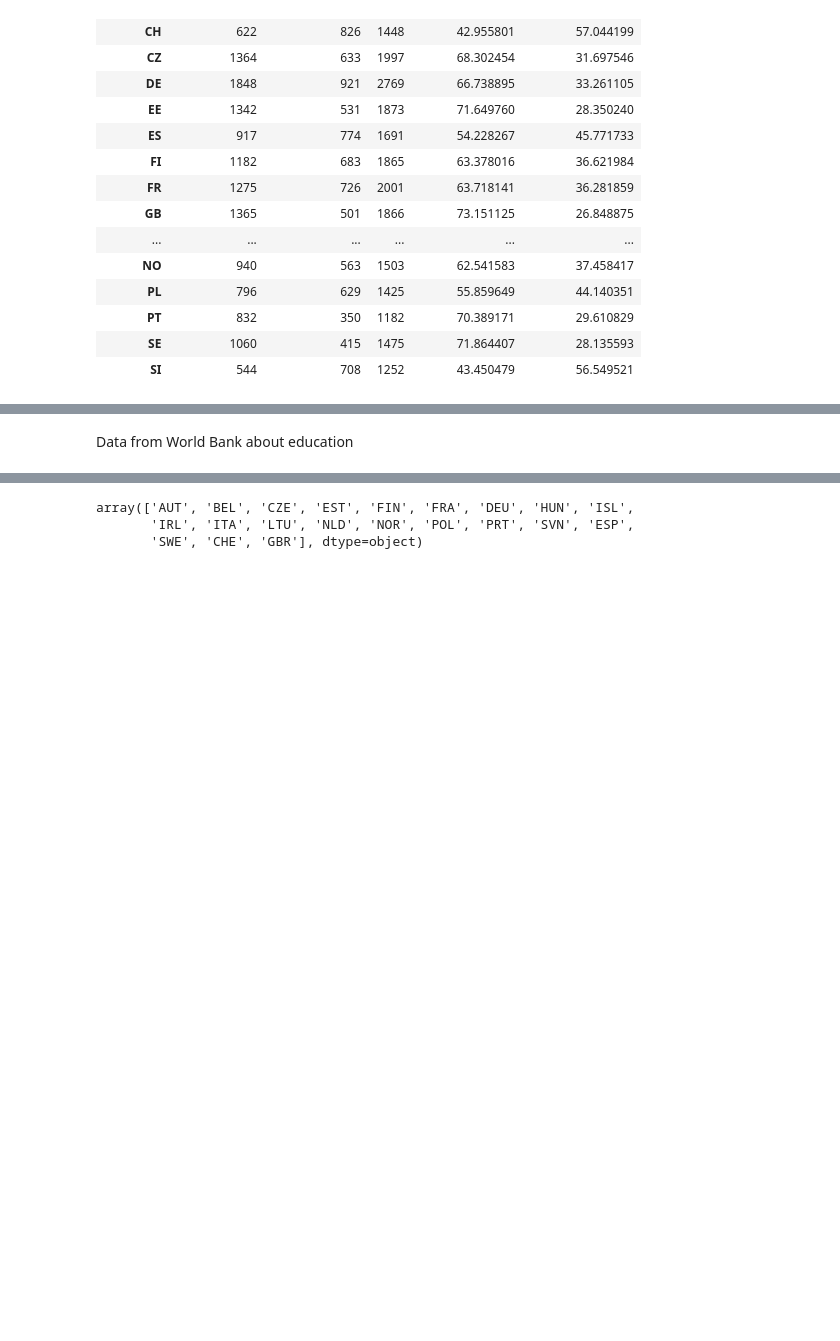
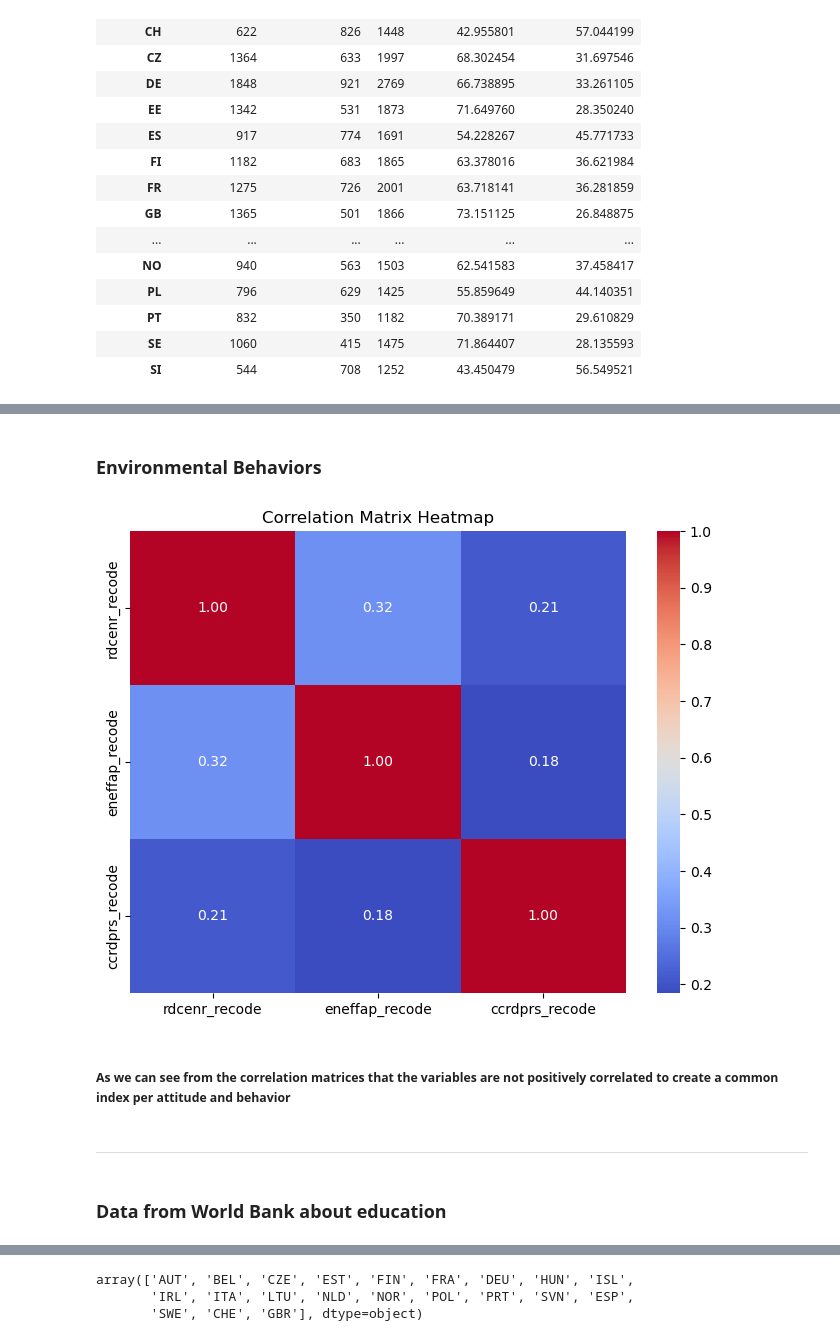
Before and after one commit to aziz-usenov1/ESG-Analysis, a Jupyter notebook: esg_analysis.ipynb, the cells around one changed output, grey strips where cells are left out. Saved outputs shown, nothing was run; the diff lists cells and outputs as text; code cells hidden in the pictures; blank space fills up the shorter version.

```diff
--- a/esg_analysis.ipynb
+++ b/esg_analysis.ipynb
@@ -257,5 +484,20 @@ area_summary
+# %% [markdown]
+### Environmental Behaviors
+# %%
+correlation_matrix_behaviors = data_needed[['rdcenr_recode', 'eneffap_recode', 'ccrdprs_recode']].corr()
+
+plt.figure(figsize=(8, 6))
+sns.heatmap(correlation_matrix_behaviors, annot=True, fmt=".2f", cmap="coolwarm")
+plt.title("Correlation Matrix Heatmap")
+plt.show()
+# %% [output]
+[figure, added]
+# %% [markdown]
+##### As we can see from the correlation matrices that the variables are not positively correlated to create a common index per attitude and behavior
+# %% [markdown]
+<hr>
 # %% [markdown]
-Data from World Bank about education
+### Data from World Bank about education
 # %%
 world_bank_df = pd.read_csv('/Users/azizbek.ussenov/Desktop/CEU/Applied Statistics/ESG-Analysis/Data/01d4cc76-d950-4515-a40d-b85330acb7b9_Data.csv')
 world_bank_df
```
Also changed, not shown: parts of 65 cells of this notebook.
